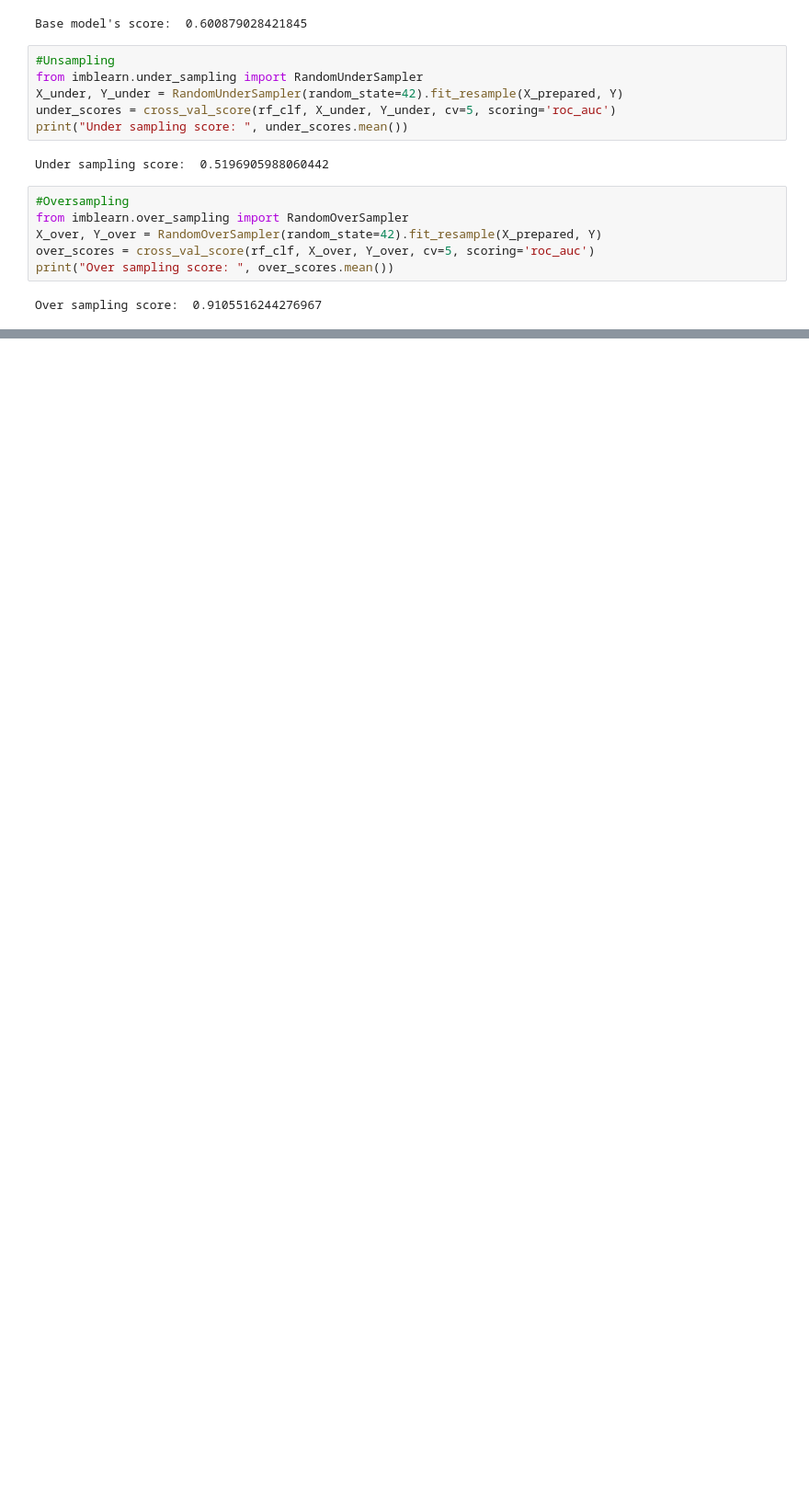
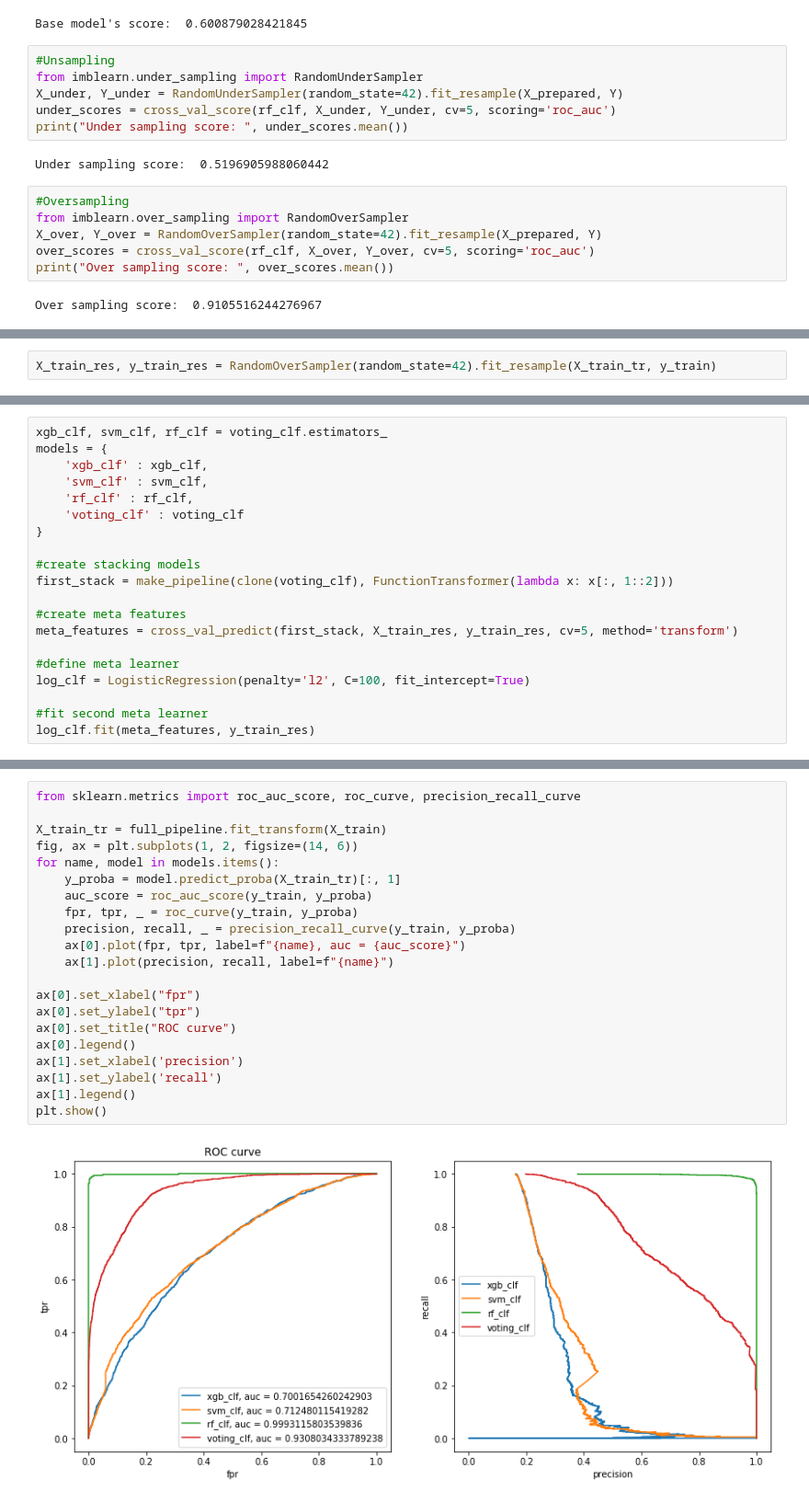
Before and after one commit to joei1994/ML-Projects, a Jupyter notebook: mini-projects/loan/loan_pred.ipynb, the cells around one changed output, grey strips where cells are left out. Shown: that part at 92% size. Saved outputs shown, nothing was run; the diff lists cells and outputs as text; blank space fills up the shorter version.

Commit message:
add build ensemble models

```diff
--- a/mini-projects/loan/loan_pred.ipynb
+++ b/mini-projects/loan/loan_pred.ipynb
@@ -357,0 +404,2 @@ print("Easy ensemble score:", easy_ensemble_scores.mean())
+# %%
+X_train_res, y_train_res = RandomOverSampler(random_state=42).fit_resample(X_train_tr, y_train)
@@ -357,0 +450,20 @@ print("Easy ensemble score:", easy_ensemble_scores.mean())
+# %%
+xgb_clf, svm_clf, rf_clf = voting_clf.estimators_
+models = {
+    'xgb_clf' : xgb_clf,
+    'svm_clf' : svm_clf,
+    'rf_clf' : rf_clf,
+    'voting_clf' : voting_clf
+}
+
+#create stacking models
+first_stack = make_pipeline(clone(voting_clf), FunctionTransformer(lambda x: x[:, 1::2]))
+
+#create meta features
+meta_features = cross_val_predict(first_stack, X_train_res, y_train_res, cv=5, method='transform')
+
+#define meta learner
+log_clf = LogisticRegression(penalty='l2', C=100, fit_intercept=True)
+
+#fit second meta learner
+log_clf.fit(meta_features, y_train_res)
@@ -357,0 +477,23 @@ print("Easy ensemble score:", easy_ensemble_scores.mean())
+# %%
+from sklearn.metrics import roc_auc_score, roc_curve, precision_recall_curve
+
+X_train_tr = full_pipeline.fit_transform(X_train)
+fig, ax = plt.subplots(1, 2, figsize=(14, 6))
+for name, model in models.items():
+    y_proba = model.predict_proba(X_train_tr)[:, 1]
+    auc_score = roc_auc_score(y_train, y_proba)
+    fpr, tpr, _ = roc_curve(y_train, y_proba)
+    precision, recall, _ = precision_recall_curve(y_train, y_proba)
+    ax[0].plot(fpr, tpr, label=f"{name}, auc = {auc_score}")
+    ax[1].plot(precision, recall, label=f"{name}")
+
+ax[0].set_xlabel("fpr")
+ax[0].set_ylabel("tpr")
+ax[0].set_title("ROC curve")
+ax[0].legend()
+ax[1].set_xlabel('precision')
+ax[1].set_ylabel('recall')
+ax[1].legend()
+plt.show()
+# %% [output]
+[figure, added]
```
Also changed, not shown: parts of 13 cells of this notebook.
